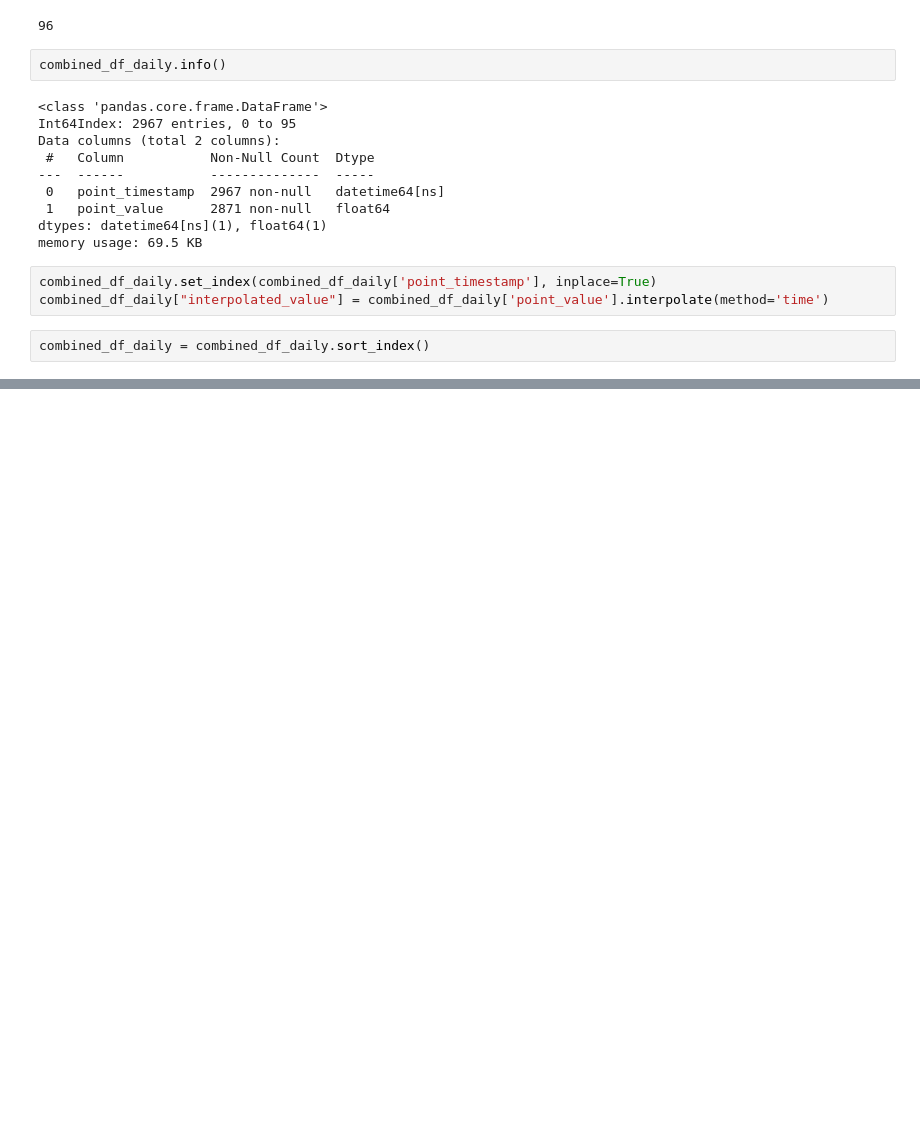
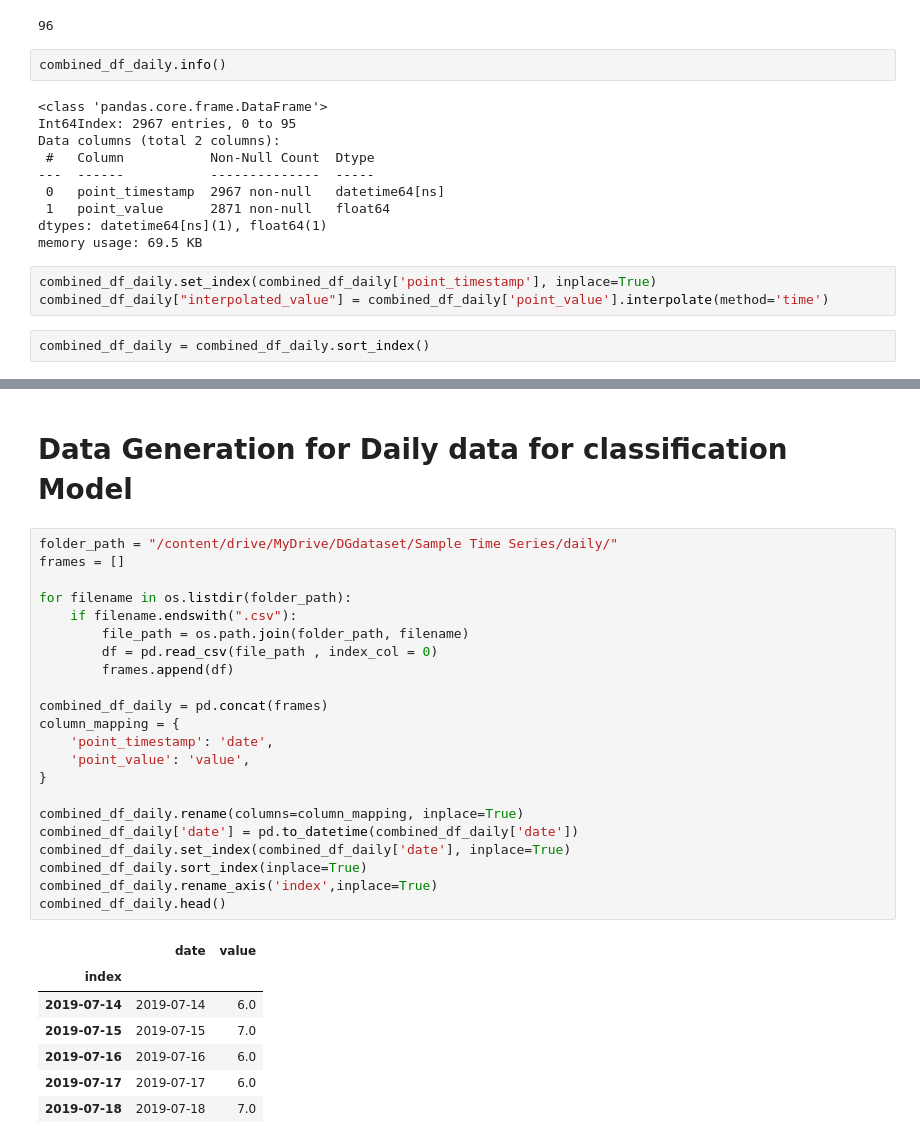
Before and after one commit to mathanamathav/DataGenie-Hackathon-2023-p1, a Jupyter notebook: NoteBooks/Brain_stromming_hack.ipynb, the cells around one changed output, grey strips where cells are left out. Saved outputs shown, nothing was run; the diff lists cells and outputs as text; blank space fills up the shorter version.

```diff
--- a/NoteBooks/Brain_stromming_hack.ipynb
+++ b/NoteBooks/Brain_stromming_hack.ipynb
@@ -176,3 +230,35 @@ fig.update_xaxes(rangeslider_visible=True)
 fig.show()
 # %% [output]
 [interactive output not drawn]
+# %% [markdown]
+# **Data Generation for Daily data for classification Model**
+# %%
+folder_path = "/content/drive/MyDrive/DGdataset/Sample Time Series/daily/"
+frames = []
+
+for filename in os.listdir(folder_path):
+    if filename.endswith(".csv"):
+        file_path = os.path.join(folder_path, filename)
+        df = pd.read_csv(file_path , index_col = 0)
+        frames.append(df)
+
+combined_df_daily = pd.concat(frames)
+column_mapping = {
+    'point_timestamp': 'date',
+    'point_value': 'value',
+}
+
+combined_df_daily.rename(columns=column_mapping, inplace=True)
+combined_df_daily['date'] = pd.to_datetime(combined_df_daily['date'])
+combined_df_daily.set_index(combined_df_daily['date'], inplace=True)
+combined_df_daily.sort_index(inplace=True)
+combined_df_daily.rename_axis('index',inplace=True)
+combined_df_daily.head()
+# %% [output]
+|  | date | value |
+| index |  |  |
+| 2019-07-14 | 2019-07-14 | 6.0 |
+| 2019-07-15 | 2019-07-15 | 7.0 |
+| 2019-07-16 | 2019-07-16 | 6.0 |
+| 2019-07-17 | 2019-07-17 | 6.0 |
+| 2019-07-18 | 2019-07-18 | 7.0 |
```
Also changed, not shown: parts of 16 cells of this notebook.
